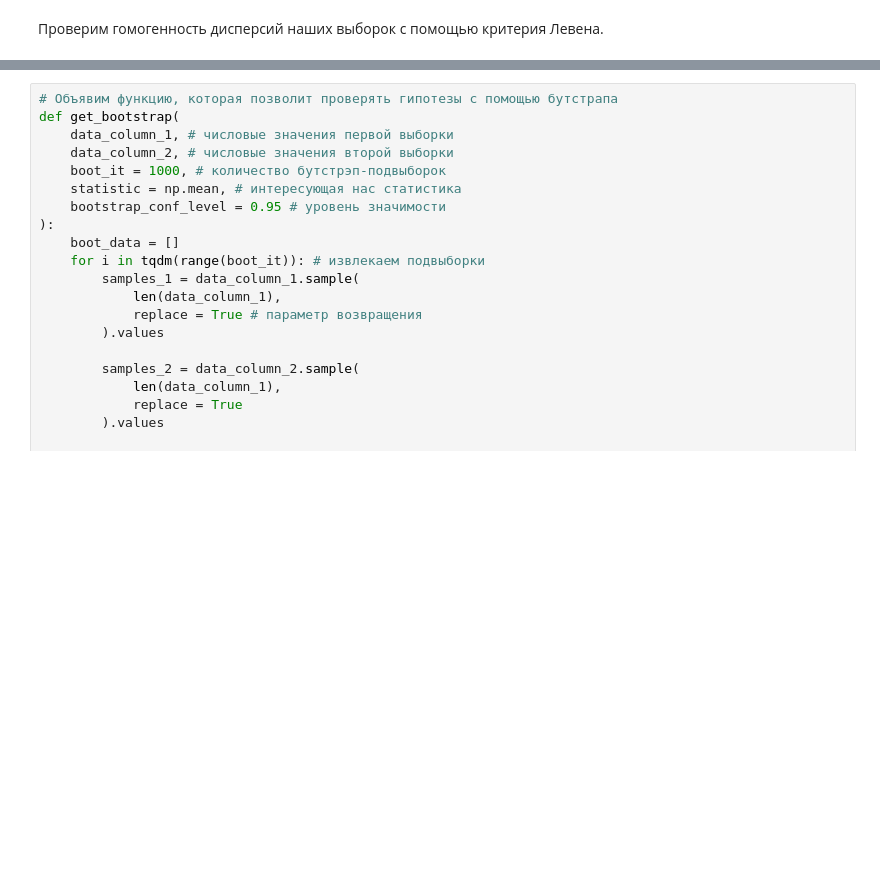
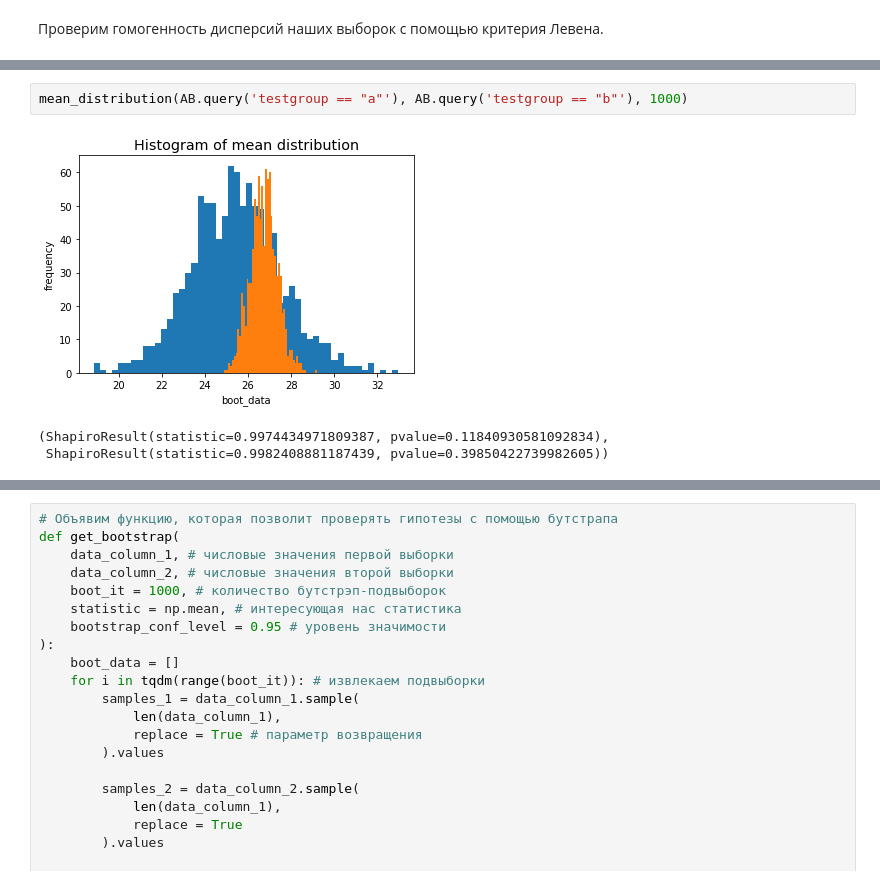
Before and after one commit to MaxStroykin/Portfolio, a Jupyter notebook: mob_app_project.ipynb, the cells around one changed output, grey strips where cells are left out. Saved outputs shown, nothing was run; the diff lists cells and outputs as text; blank space fills up the shorter version.

```diff
--- a/mob_app_project.ipynb
+++ b/mob_app_project.ipynb
@@ -443,0 +530,6 @@ LeveneResult(statistic=80.85567421779912, pvalue=3.779689868667878e-19)
+# %%
+mean_distribution(AB.query('testgroup == "a"'), AB.query('testgroup == "b"'), 1000)
+# %% [output]
+[figure, added]
+(ShapiroResult(statistic=0.9974434971809387, pvalue=0.11840930581092834),
+ ShapiroResult(statistic=0.9982408881187439, pvalue=0.39850422739982605))
```
Also changed, not shown: parts of 99 cells of this notebook, 3 other files.
